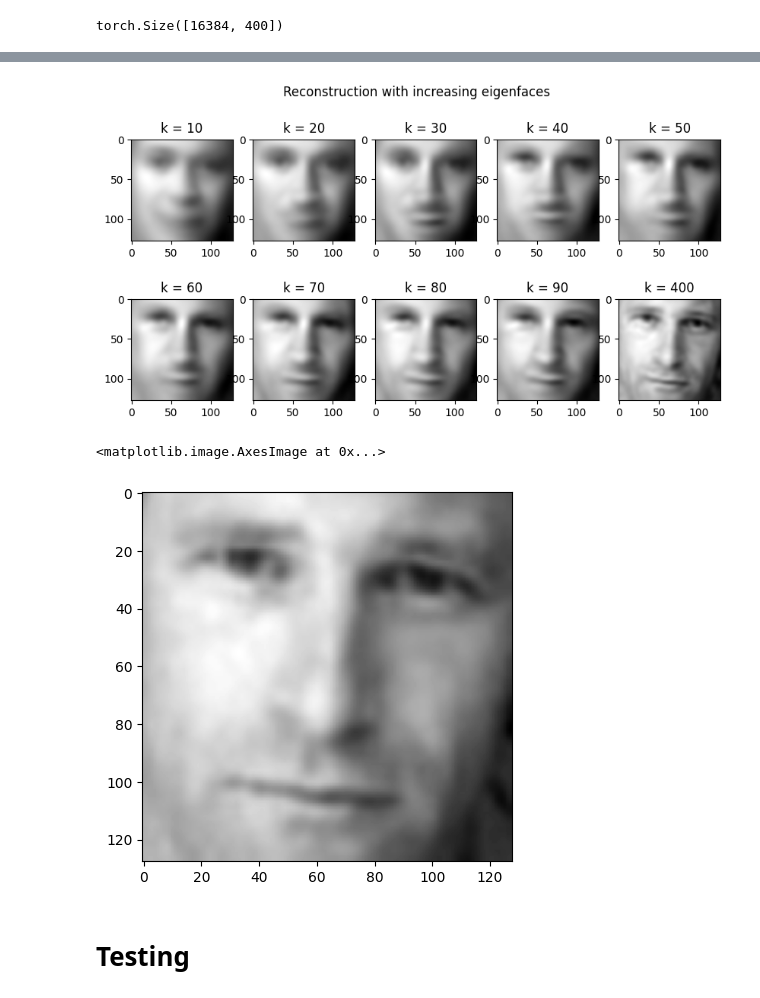
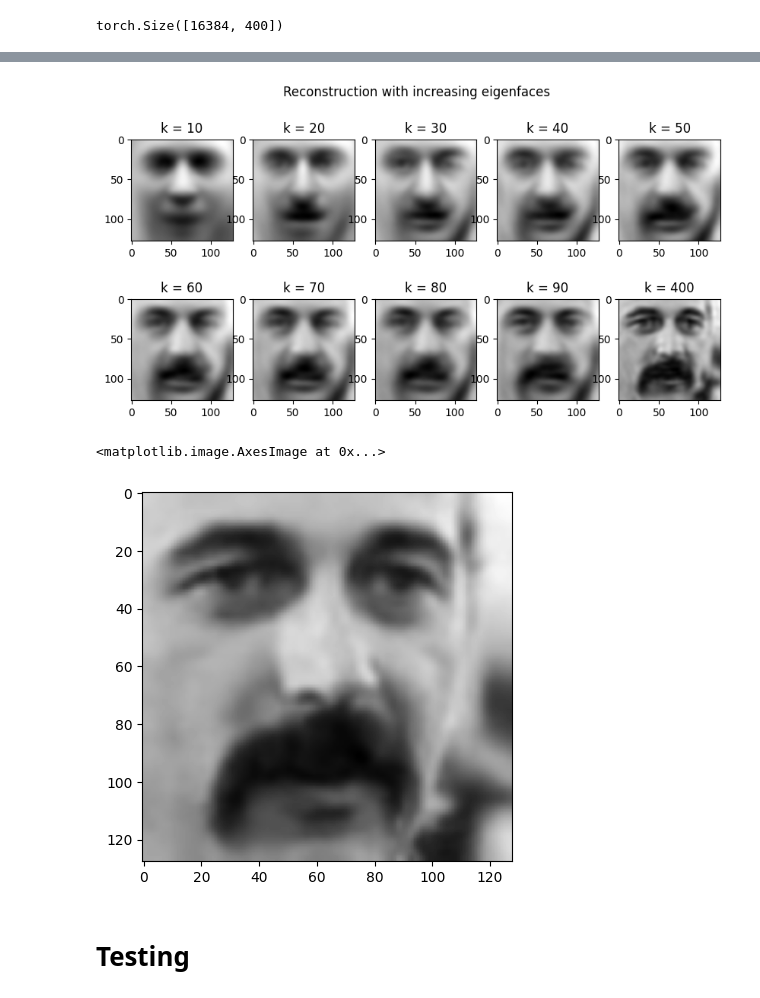
Before and after one commit to lalitm1004/MAT161-EigenFaces, a Jupyter notebook: main.ipynb, the cells around one changed output, grey strips where cells are left out. Cells and saved outputs as stored; diff of their text form; code cells hidden in the pictures.

```diff
--- a/main.ipynb
+++ b/main.ipynb
@@ -68,7 +68,7 @@ for i in range(10):
 plt.figure(figsize= (10, 5))
 for k, i in zip([9, 19, 29, 39, 49, 59, 69, 79, 89, N_EIGEN-1], [0, 1, 2, 3, 4, 5, 6, 7, 8, 9]):
     eigenvectors_k = eigenvectors[:, :k+1]
-    weight = normalized_faces[0, :].reshape(1, -1).mm(eigenvectors_k)
+    weight = normalized_faces[10, :].reshape(1, -1).mm(eigenvectors_k)
     projected_face = weight.mm(eigenvectors_k.T)
     reconstructed_face  = projected_face + mean_face
     plt.subplot(2, 5, i + 1)
@@ -77,12 +77,12 @@ for k, i in zip([9, 19, 29, 39, 49, 59, 69, 79, 89, N_EIGEN-1], [0, 1, 2, 3, 4,
 plt.suptitle("Reconstruction with increasing eigenfaces")
 plt.show()
 # %% [output]
-[figure, old version]
+[figure, new version]
 # %%
-plt.imshow(faces_mat[0].reshape(IMAGE_SIZE, IMAGE_SIZE), cmap="gray")
+plt.imshow(faces_mat[10].reshape(IMAGE_SIZE, IMAGE_SIZE), cmap="gray")
 # %% [output]
 <matplotlib.image.AxesImage at 0x...>
-[figure, old version]
+[figure, new version]
 # %% [markdown]
 # Testing
 # %%
```
Also changed, not shown: parts of 5 cells of this notebook.
